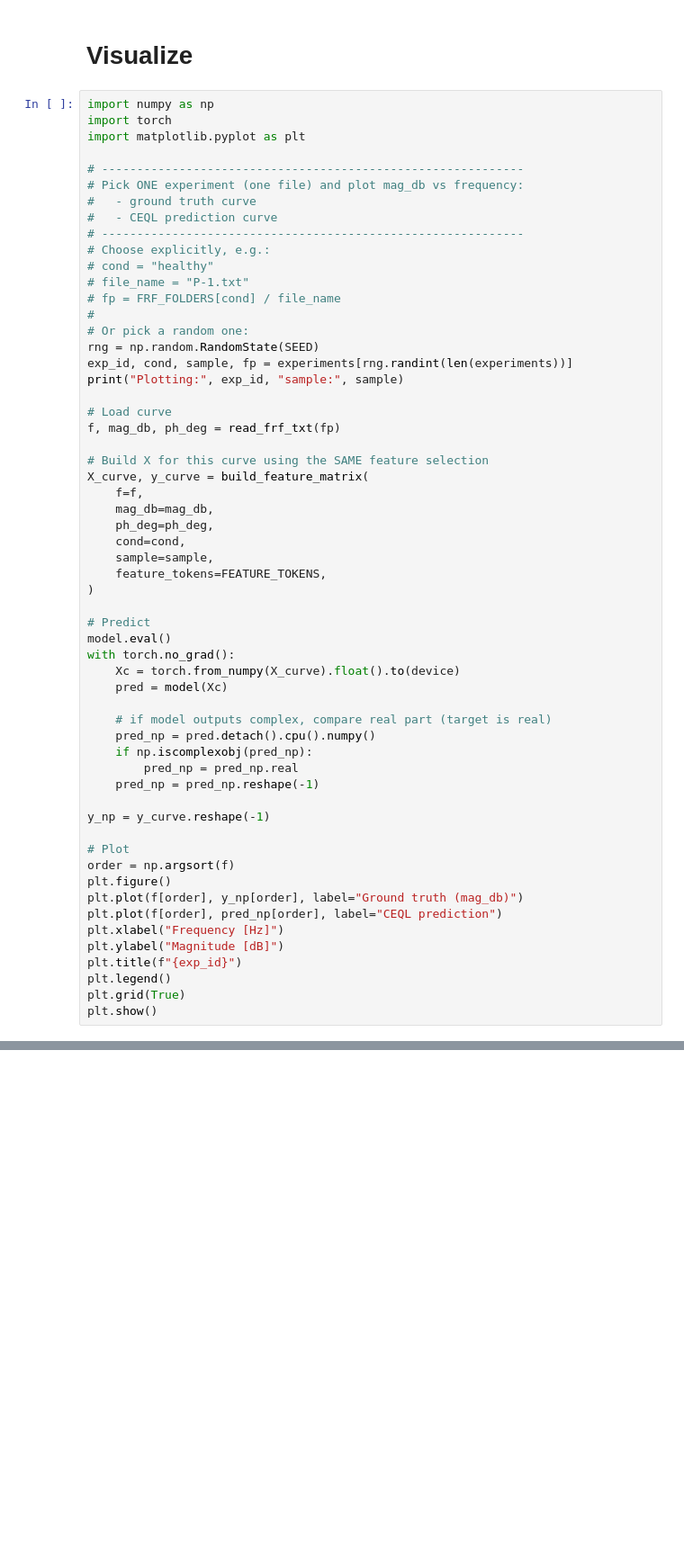
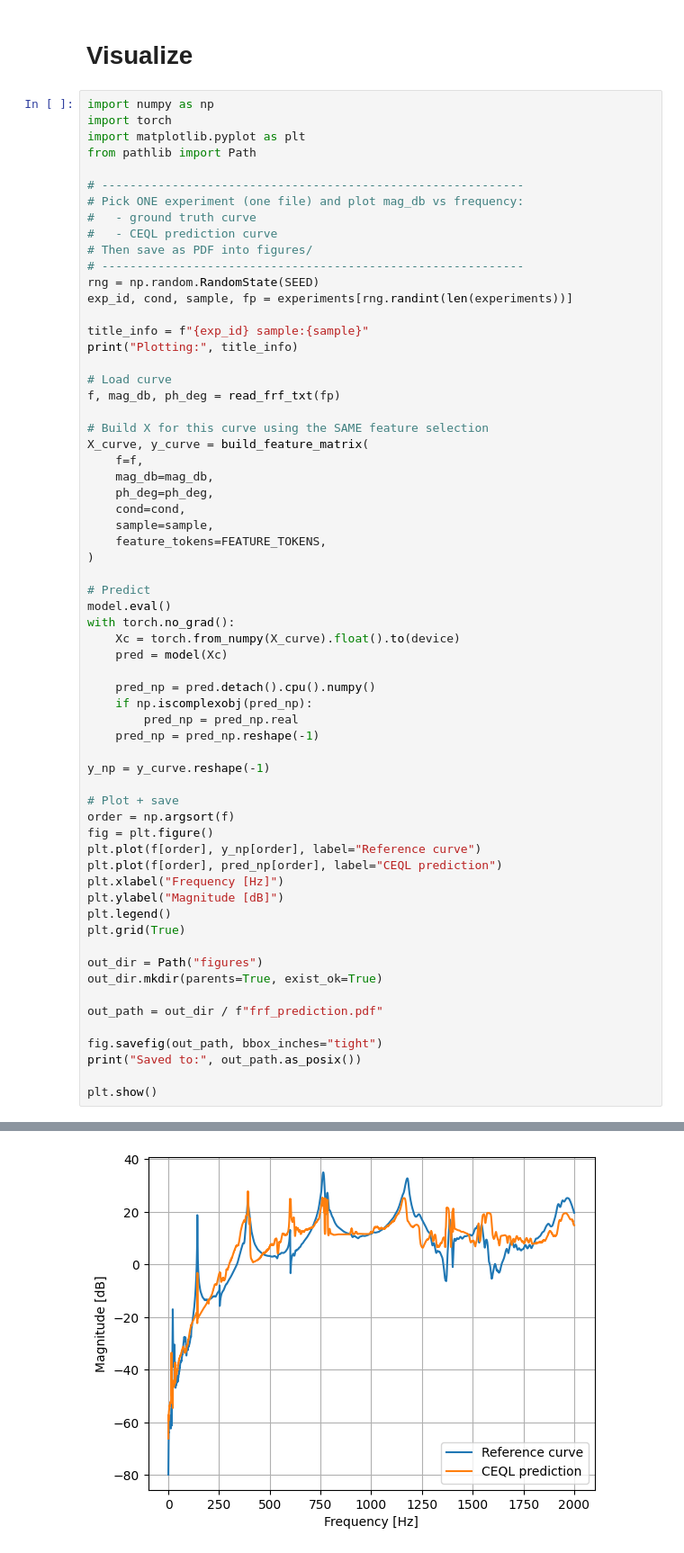
Before and after one commit to seregagarmaev/ComplexEQL, a Jupyter notebook: 4.1. FRF CEQL experiments.ipynb, the cells around one changed output, grey strips where cells are left out. Shown at 90% size. Saved outputs shown, nothing was run; the diff lists cells and outputs as text; blank space fills up the shorter version.

```diff
--- a/4.1. FRF CEQL experiments.ipynb
+++ b/4.1. FRF CEQL experiments.ipynb
@@ -388,21 +409,19 @@ Random seed set as 42
 import numpy as np
 import torch
 import matplotlib.pyplot as plt
+from pathlib import Path
 
 # ------------------------------------------------------------
 # Pick ONE experiment (one file) and plot mag_db vs frequency:
 #   - ground truth curve
 #   - CEQL prediction curve
+# Then save as PDF into figures/
 # ------------------------------------------------------------
-# Choose explicitly, e.g.:
-# cond = "healthy"
-# file_name = "P-1.txt"
-# fp = FRF_FOLDERS[cond] / file_name
-#
-# Or pick a random one:
 rng = np.random.RandomState(SEED)
 exp_id, cond, sample, fp = experiments[rng.randint(len(experiments))]
-print("Plotting:", exp_id, "sample:", sample)
+
+title_info = f"{exp_id} sample:{sample}"
+print("Plotting:", title_info)
 
 # Load curve
 f, mag_db, ph_deg = read_frf_txt(fp)
@@ -423,7 +442,6 @@ with torch.no_grad():
     Xc = torch.from_numpy(X_curve).float().to(device)
     pred = model(Xc)
 
-    # if model outputs complex, compare real part (target is real)
     pred_np = pred.detach().cpu().numpy()
     if np.iscomplexobj(pred_np):
         pred_np = pred_np.real
@@ -431,14 +449,23 @@ with torch.no_grad():
 
 y_np = y_curve.reshape(-1)
 
-# Plot
+# Plot + save
 order = np.argsort(f)
-plt.figure()
-plt.plot(f[order], y_np[order], label="Ground truth (mag_db)")
+fig = plt.figure()
+plt.plot(f[order], y_np[order], label="Reference curve")
 plt.plot(f[order], pred_np[order], label="CEQL prediction")
 plt.xlabel("Frequency [Hz]")
 plt.ylabel("Magnitude [dB]")
-plt.title(f"{exp_id}")
 plt.legend()
 plt.grid(True)
+
+out_dir = Path("figures")
+out_dir.mkdir(parents=True, exist_ok=True)
+
+out_path = out_dir / f"frf_prediction.pdf"
+
+fig.savefig(out_path, bbox_inches="tight")
+print("Saved to:", out_path.as_posix())
+
 plt.show()
+# %% [output]
@@ -444,0 +474 @@ plt.show()
+[figure, added]
```
Also changed, not shown: parts of 3 cells of this notebook, 2 other files.
